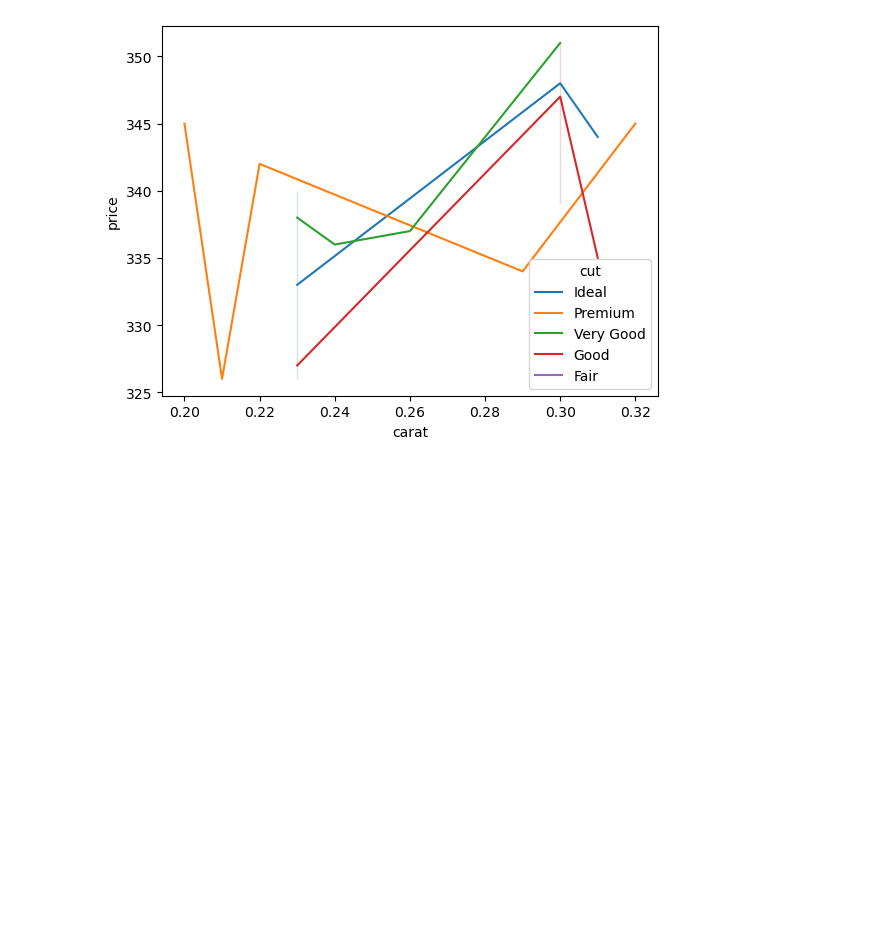
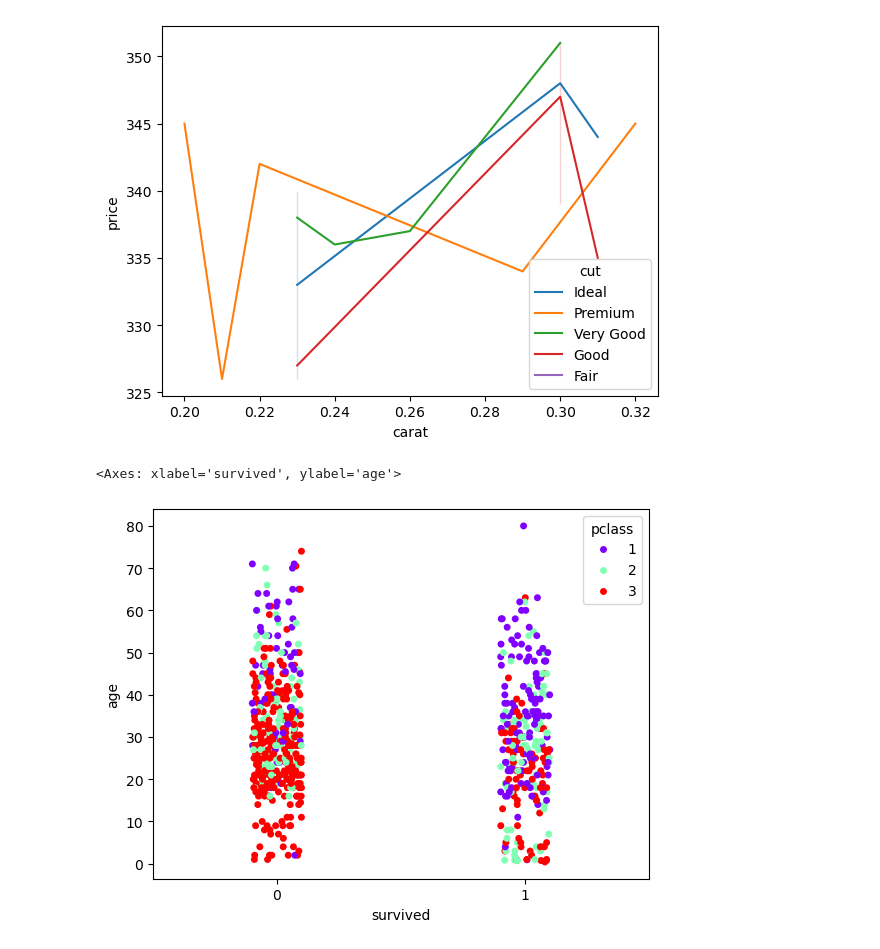
Before and after one commit to arsalanwani/Analytics, a Jupyter notebook: Seaborn/index.ipynb, the cells around one changed output. Drawn from its saved outputs; the diff is of its cells as text; code cells hidden in the pictures; blank space fills up the shorter version.

```diff
--- a/Seaborn/index.ipynb
+++ b/Seaborn/index.ipynb
@@ -97,3 +97,10 @@ d4
 d4=sns.lineplot(x="carat",y="price",hue="cut",data=d4)
 # %% [output]
 [figure]
+# %%
+d5=sns.load_dataset("titanic")
+# %%
+sns.stripplot(x="survived",y="age",hue="pclass",data=d5,palette="rainbow")
+# %% [output]
+<Axes: xlabel='survived', ylabel='age'>
+[figure, added]
```
Also changed, not shown: parts of 5 cells of this notebook.
